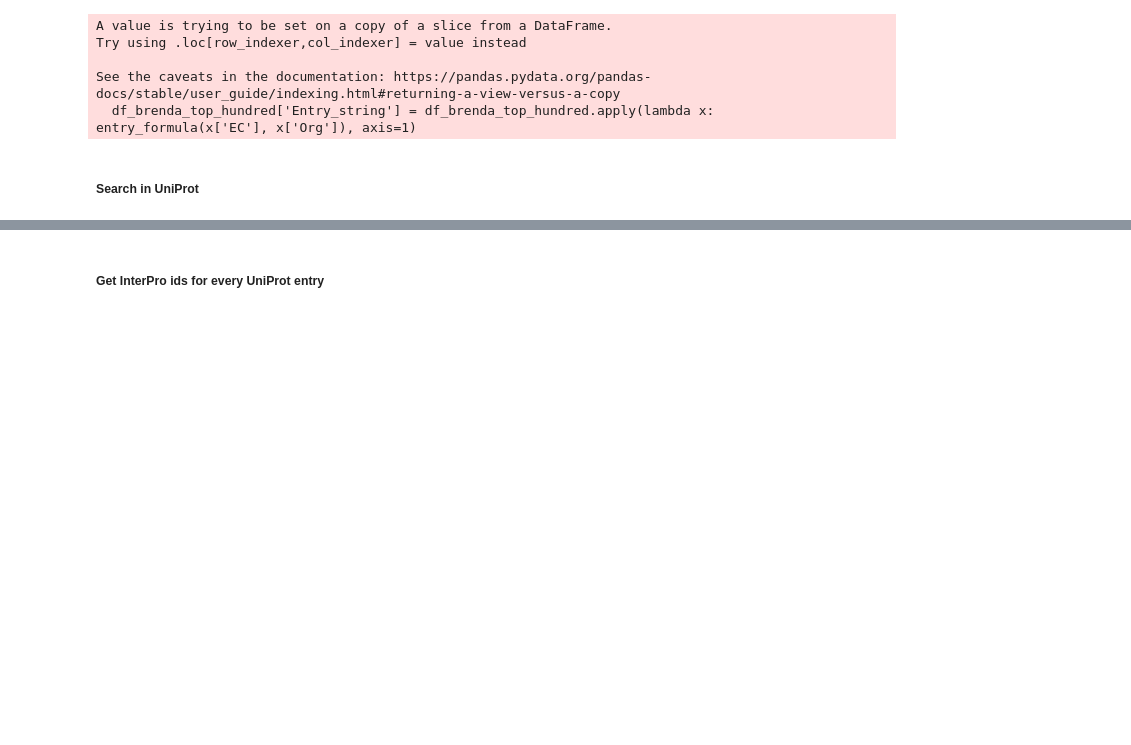
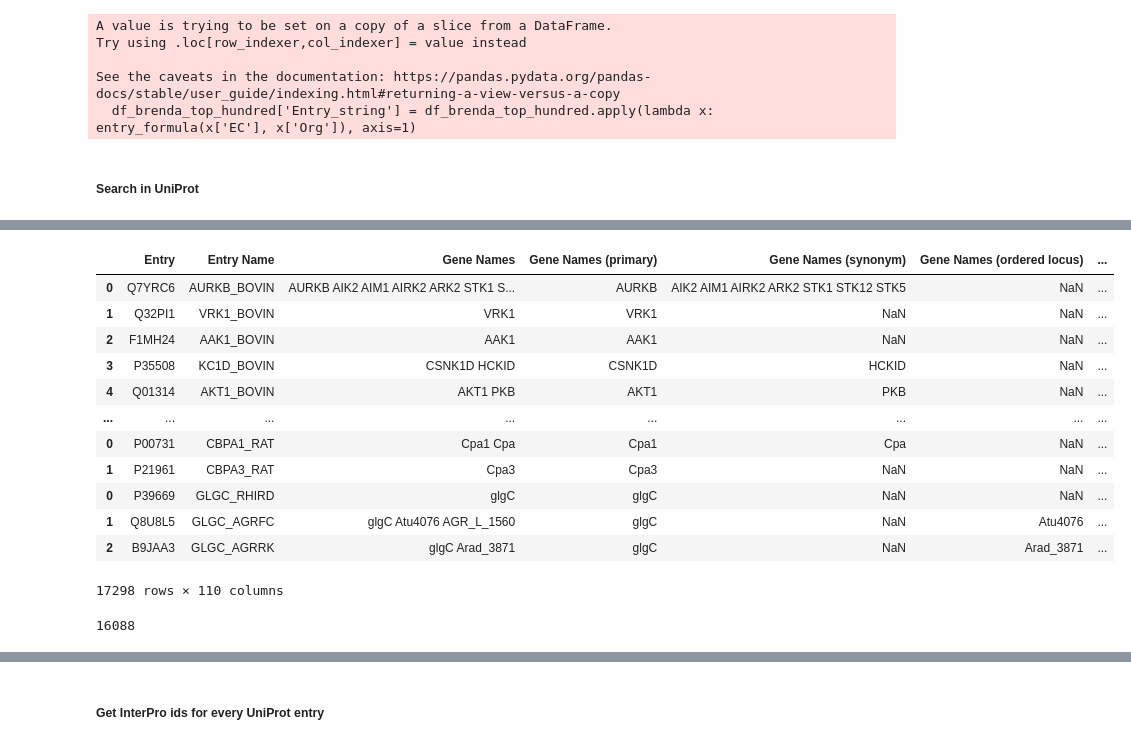
Before and after one commit to elinsroed/predicting-allostery, a Jupyter notebook: Download_features.ipynb, the cells around one changed output, grey strips where cells are left out. Cells and saved outputs as stored; diff of their text form; code cells hidden in the pictures; blank space fills up the shorter version.

```diff
--- a/Download_features.ipynb
+++ b/Download_features.ipynb
@@ -53,3 +112,25 @@ for entry in entries:
+# %%
+df = pd.concat(feature_dfs, axis=0)
+
+df
+# %% [output]
+|  | Entry | Entry Name | Gene Names | Gene Names (primary) | Gene Names (synonym) | Gene Names (ordered locus) | ... |
+| 0 | Q7YRC6 | AURKB_BOVIN | AURKB AIK2 AIM1 AIRK2 ARK2 STK1 S... | AURKB | AIK2 AIM1 AIRK2 ARK2 STK1 STK12 STK5 | NaN | ... |
+| 1 | Q32PI1 | VRK1_BOVIN | VRK1 | VRK1 | NaN | NaN | ... |
+| 2 | F1MH24 | AAK1_BOVIN | AAK1 | AAK1 | NaN | NaN | ... |
+| 3 | P35508 | KC1D_BOVIN | CSNK1D HCKID | CSNK1D | HCKID | NaN | ... |
+| 4 | Q01314 | AKT1_BOVIN | AKT1 PKB | AKT1 | PKB | NaN | ... |
+| ... | ... | ... | ... | ... | ... | ... | ... |
+| 0 | P00731 | CBPA1_RAT | Cpa1 Cpa | Cpa1 | Cpa | NaN | ... |
+| 1 | P21961 | CBPA3_RAT | Cpa3 | Cpa3 | NaN | NaN | ... |
+| 0 | P39669 | GLGC_RHIRD | glgC | glgC | NaN | NaN | ... |
+| 1 | Q8U8L5 | GLGC_AGRFC | glgC Atu4076 AGR_L_1560 | glgC | NaN | Atu4076 | ... |
+| 2 | B9JAA3 | GLGC_AGRRK | glgC Arad_3871 | glgC | NaN | Arad_3871 | ... |
+17298 rows × 110 columns
+# %%
+len(set(df['Entry']))
+# %% [output]
+16088
 # %%
 #Reduce dataframe to fewer columns
 columns_of_interest = ['Entry', 'Gene Names (primary)', 'Organism', 'Protein names', 'Domain [CC]', 'Domain [FT]', 'Motif', 'Protein families', 'Region', 'Active site', 'Activity regulation', 'Binding site']
```
Also changed, not shown: parts of 9 cells of this notebook, 1 other file.
